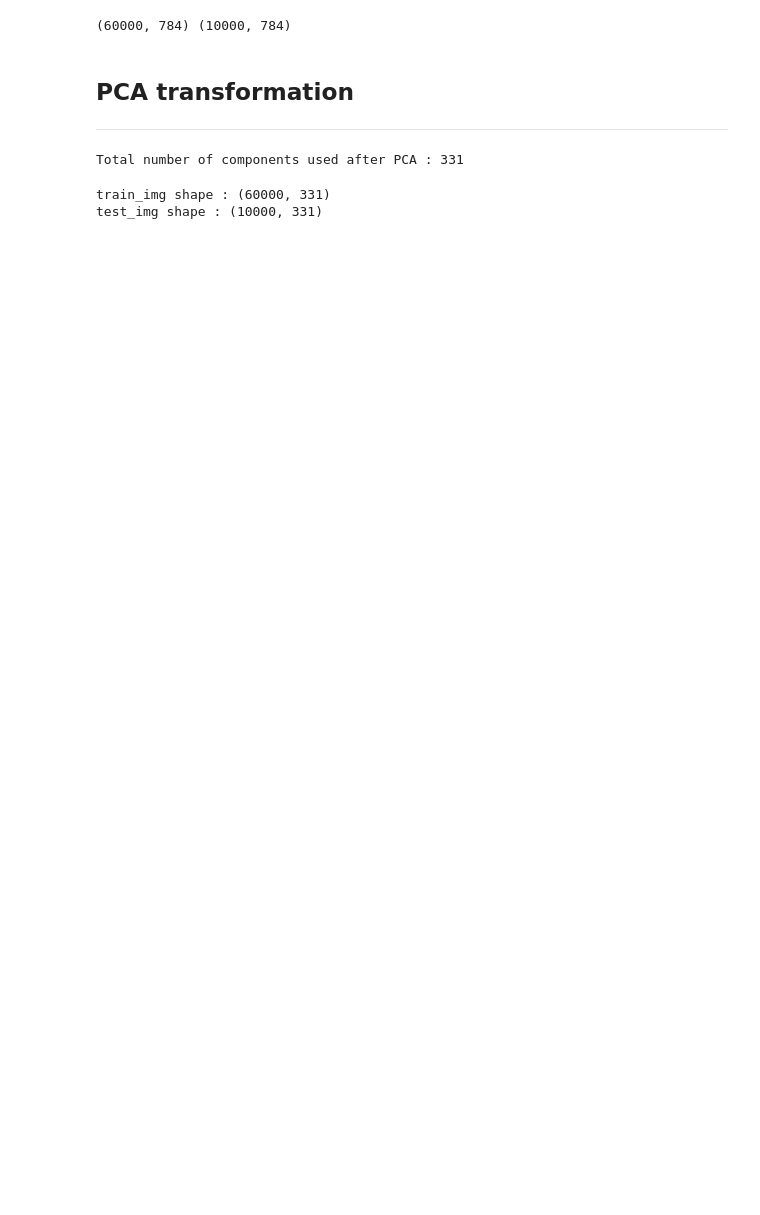
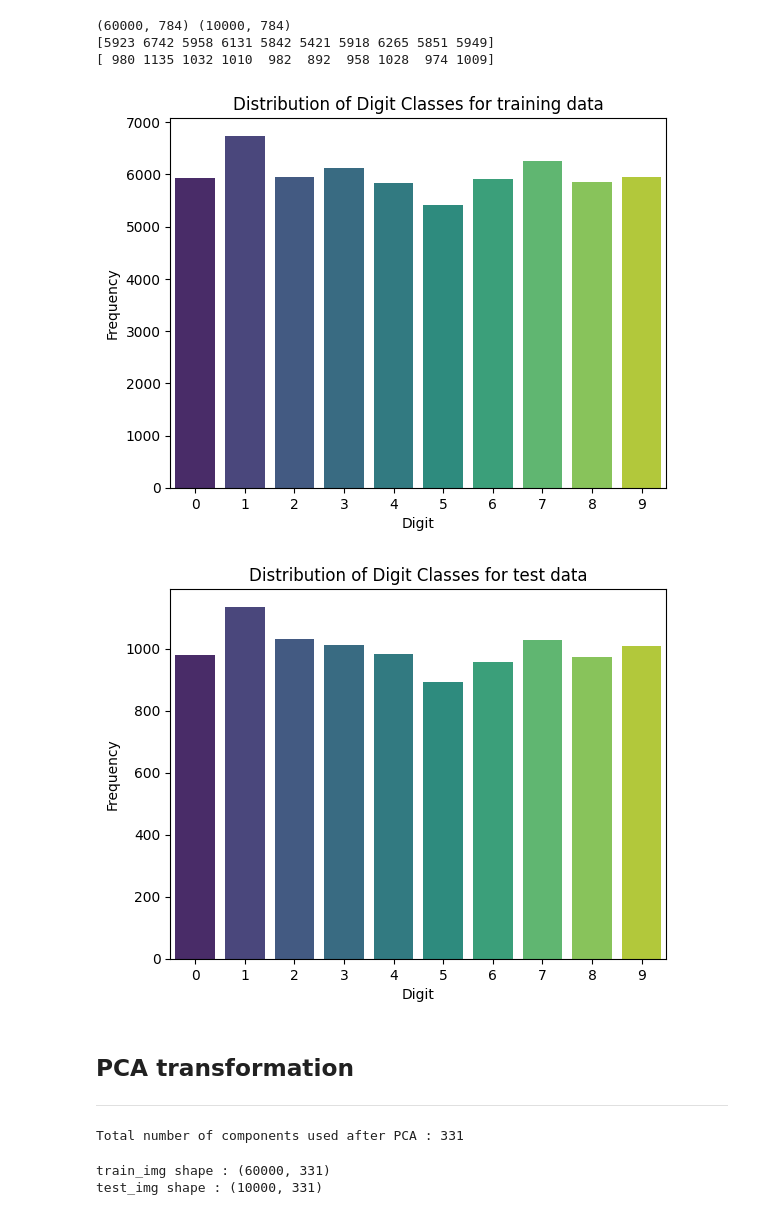
Before and after one commit to Victoria-Qiao/MNIST_Classification_Modeling, a Jupyter notebook: mnist-analysis.ipynb, the cells around one changed output. Saved outputs shown, nothing was run; the diff lists cells and outputs as text; code cells hidden in the pictures; blank space fills up the shorter version.

```diff
--- a/mnist-analysis.ipynb
+++ b/mnist-analysis.ipynb
@@ -112,19 +112,43 @@ from matplotlib import pyplot as plt
 # %%
 x_train = np.array(x_train)
 x_test = np.array(x_test)
 
 shape_train = x_train.shape
 shape_test = x_test.shape
 
 x_train = x_train.reshape(shape_train[0],-1)
 x_test = x_test.reshape(shape_test[0],-1)
 
 print(x_train.shape, x_test.shape)
 
 x_train = StandardScaler().fit_transform(x_train)
 x_test = StandardScaler().fit_transform(x_test)
+
+import seaborn as sns
+
+# print(list(y_test))
+unique, counts_train = np.unique(list(y_train), return_counts=True)
+print(counts_train)
+unique, counts_test = np.unique(list(y_test), return_counts=True)
+print(counts_test)
+
+sns.countplot(x=list(y_train), palette='viridis')
+plt.title('Distribution of Digit Classes for training data')
+plt.xlabel('Digit')
+plt.ylabel('Frequency')
+plt.show()
+
+sns.countplot(x=list(y_test), palette='viridis')
+plt.title('Distribution of Digit Classes for test data')
+plt.xlabel('Digit')
+plt.ylabel('Frequency')
+plt.show()
 # %% [output]
 (60000, 784) (10000, 784)
+[5923 6742 5958 6131 5842 5421 5918 6265 5851 5949]
+[ 980 1135 1032 1010  982  892  958 1028  974 1009]
+[figure, added]
+[figure, added]
 # %% [markdown]
 ## PCA transformation
 ***
```
Also changed, not shown: parts of 9 cells of this notebook.
